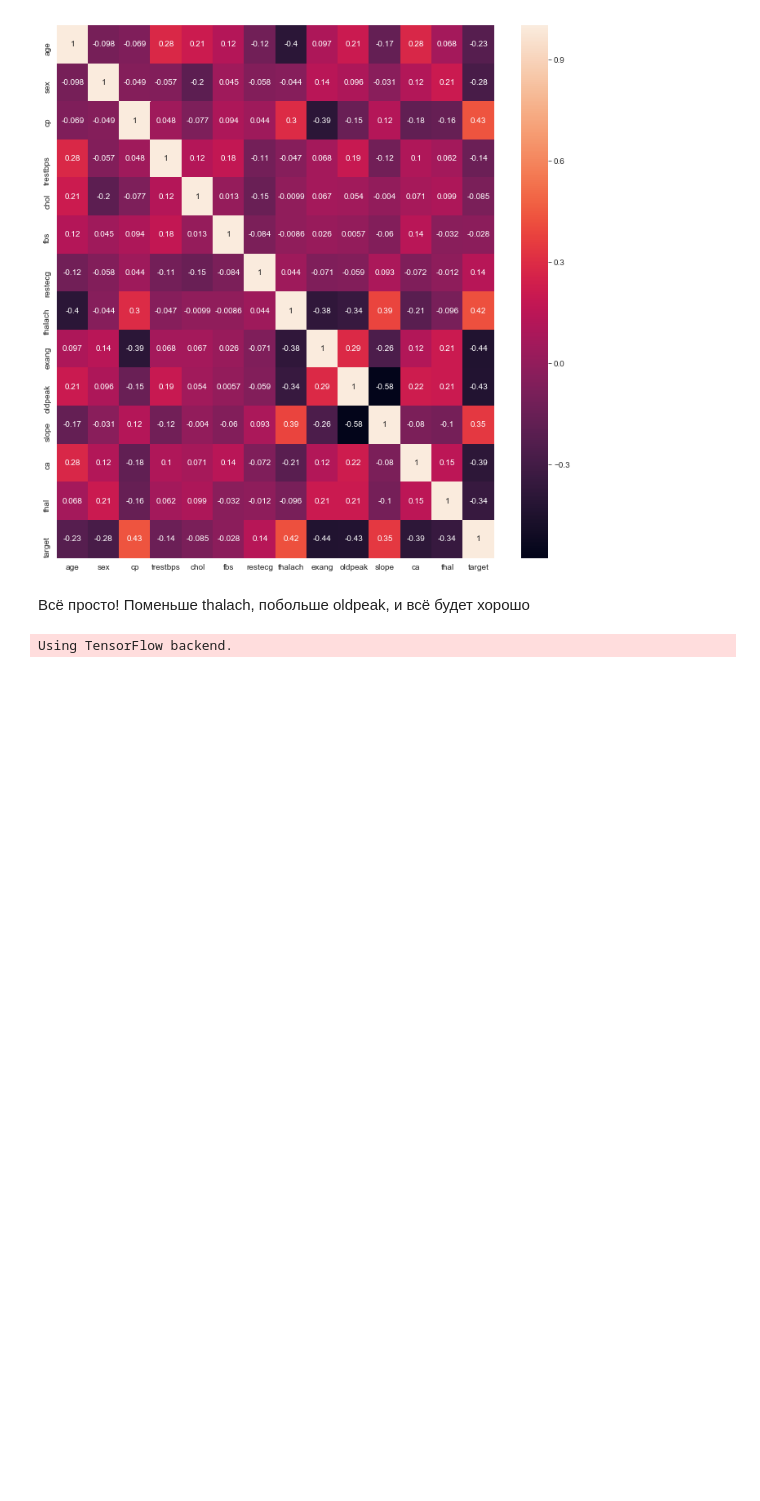
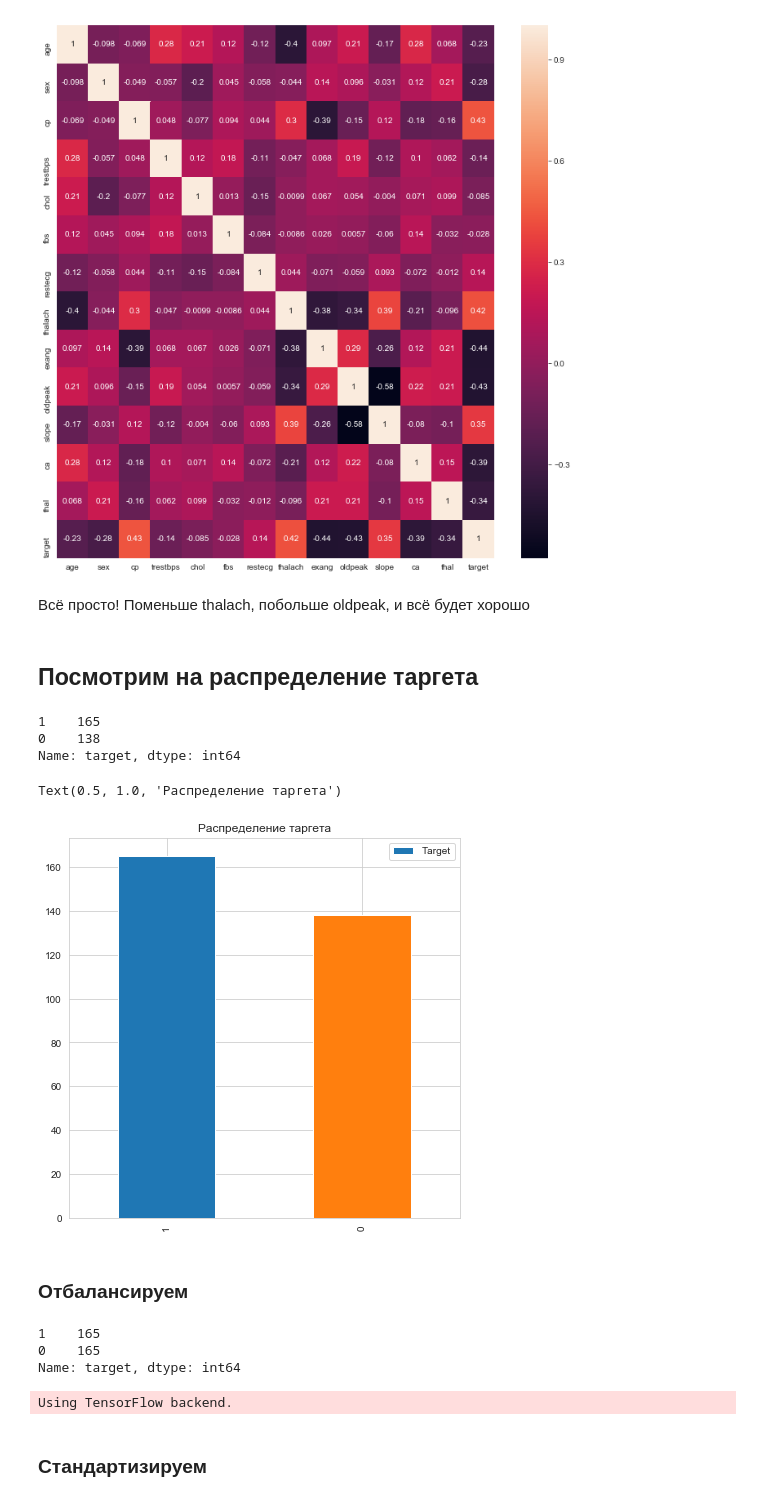
Before and after one commit to PereverzevVV/Heart-Disease, a Jupyter notebook: heart_disease.ipynb, the cells around one changed output. Saved outputs shown, nothing was run; the diff lists cells and outputs as text; code cells hidden in the pictures; blank space fills up the shorter version.

```diff
--- a/heart_disease.ipynb
+++ b/heart_disease.ipynb
@@ -114,5 +114,44 @@ plt.show()
 [figure]
 # %% [markdown]
 Всё просто! Поменьше thalach, побольше oldpeak, и всё будет хорошо
+# %% [markdown]
+## Посмотрим на распределение таргета
+# %%
+print(data['target'].value_counts())
+# %% [output]
+1    165
+0    138
+Name: target, dtype: int64
+# %%
+plt.figure(figsize=(7, 7))
+data['target'].value_counts().plot(kind='bar', label='Target')
+plt.legend()
+plt.title('Распределение таргета')
+# %% [output]
+Text(0.5, 1.0, 'Распределение таргета')
+[figure, added]
+# %% [markdown]
+### Отбалансируем
+# %%
+from sklearn.utils import resample
+
+df_majority = data[data.target==1]
+df_minority = data[data.target==0]
+
+
+df_minority_upsampled = resample(df_minority,
+                                 replace=True,
+                                 n_samples=165,
+                                 random_state=123)
+
+
+data = pd.concat([df_majority, df_minority_upsampled])
+
+
+data['target'].value_counts()
+# %% [output]
+1    165
+0    165
+Name: target, dtype: int64
 # %%
 from keras.models import Sequential
@@ -122,5 +162,7 @@ from sklearn.metrics import accuracy_score
 # %% [output]
 Using TensorFlow backend.
+# %% [markdown]
+### Стандартизируем
 # %%
 data_pop = data.drop("target", axis=1)
 target = data["target"]
```
Also changed, not shown: parts of 6 cells of this notebook.
